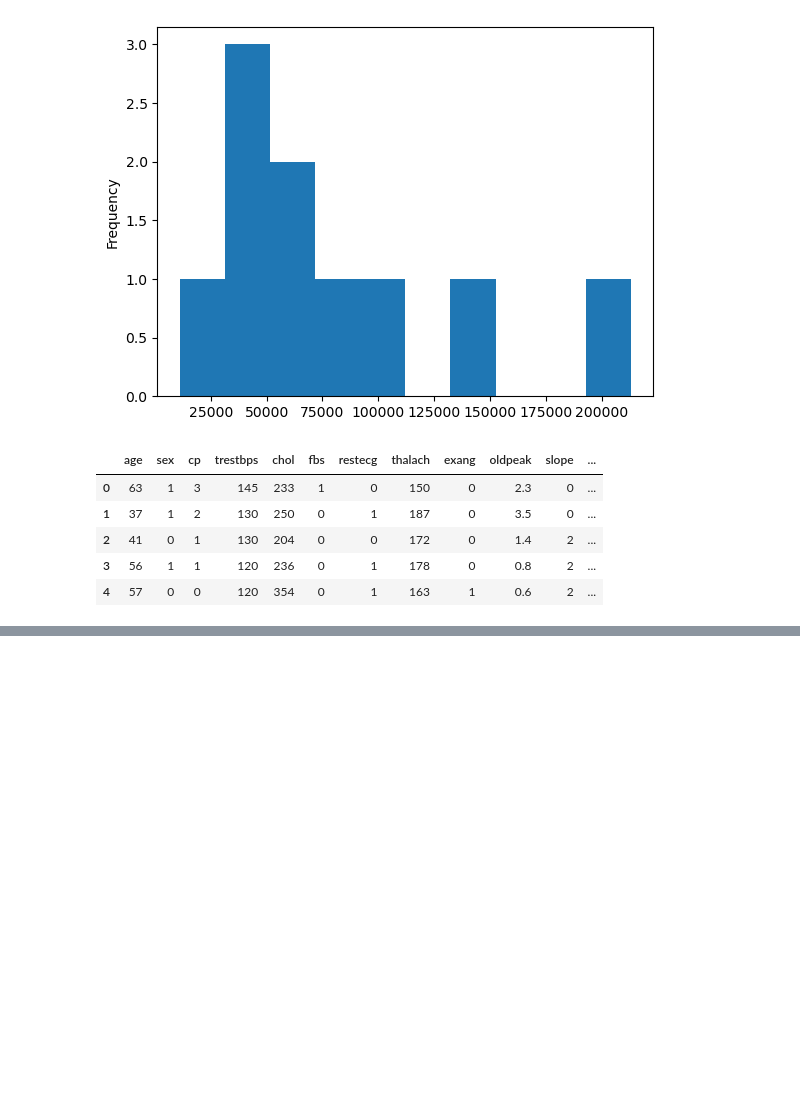
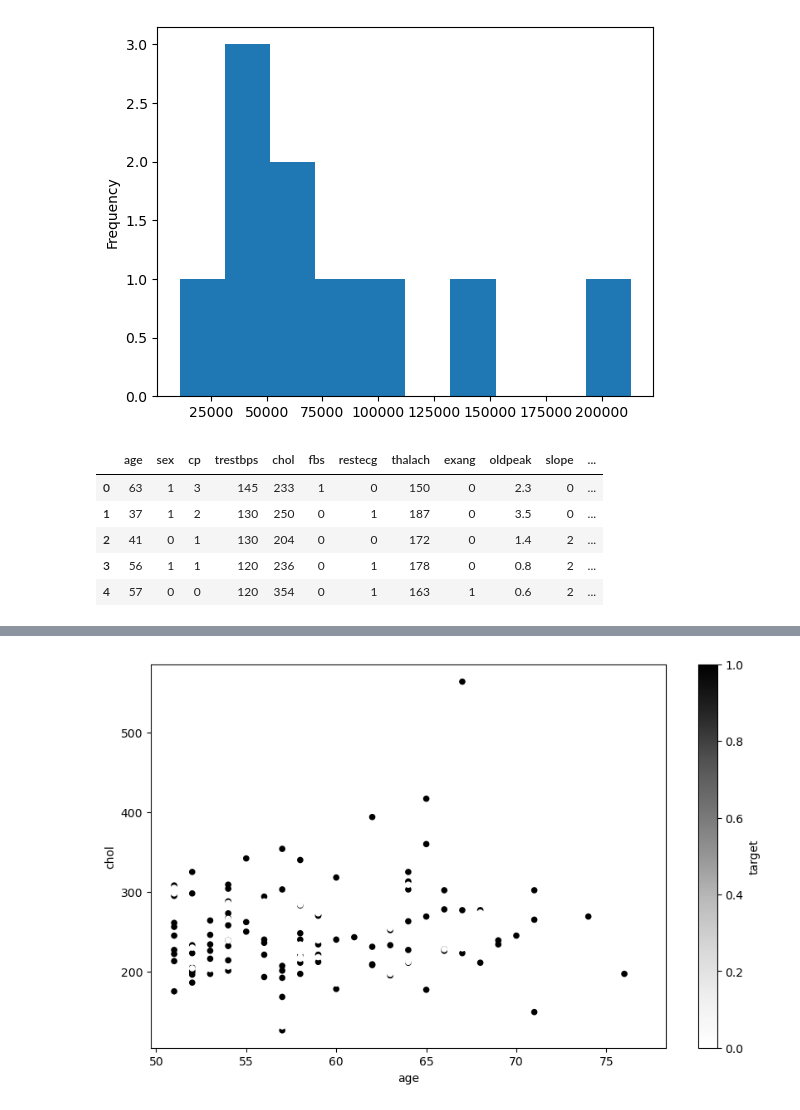
Before and after one commit to kaushikvishwakarma/AI-ML, a Jupyter notebook: Introduction to Matplotlib.ipynb, the cells around one changed output, grey strips where cells are left out. Saved outputs shown, nothing was run; the diff lists cells and outputs as text; code cells hidden in the pictures; blank space fills up the shorter version.

```diff
--- a/Introduction to Matplotlib.ipynb
+++ b/Introduction to Matplotlib.ipynb
@@ -289,0 +325,8 @@ over_50
+# %%
+over_50.plot(kind='scatter',
+             x='age',
+             y='chol',
+            c='target',
+            figsize=(10,6));
+# %% [output]
+[figure, added]
```
Also changed, not shown: parts of 7 cells of this notebook.
